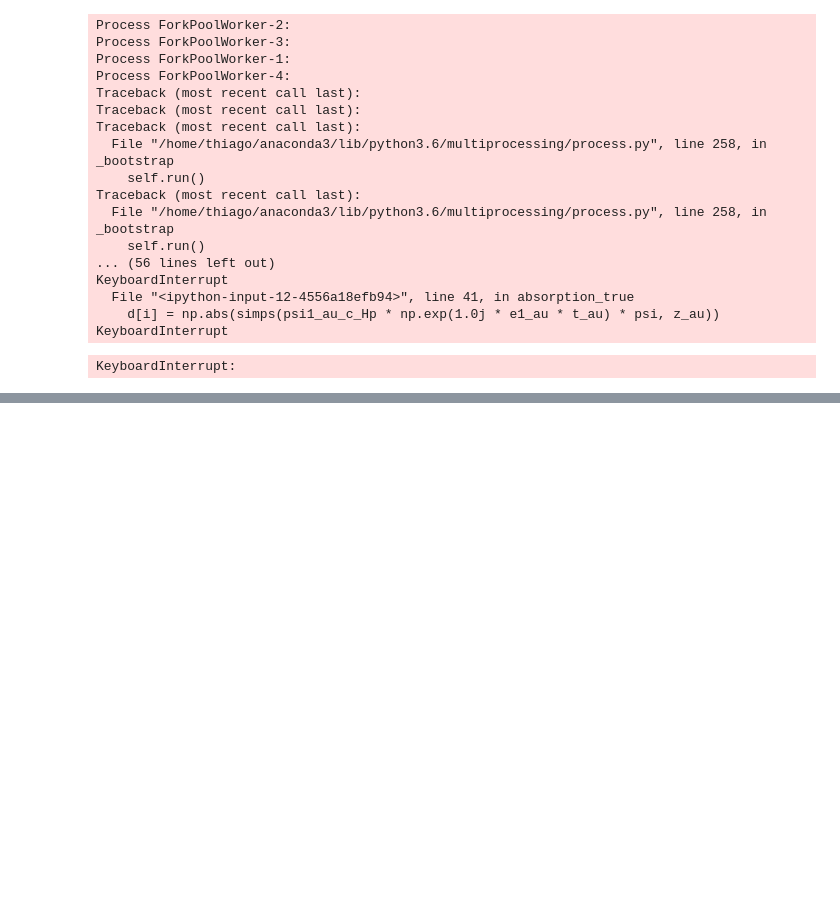
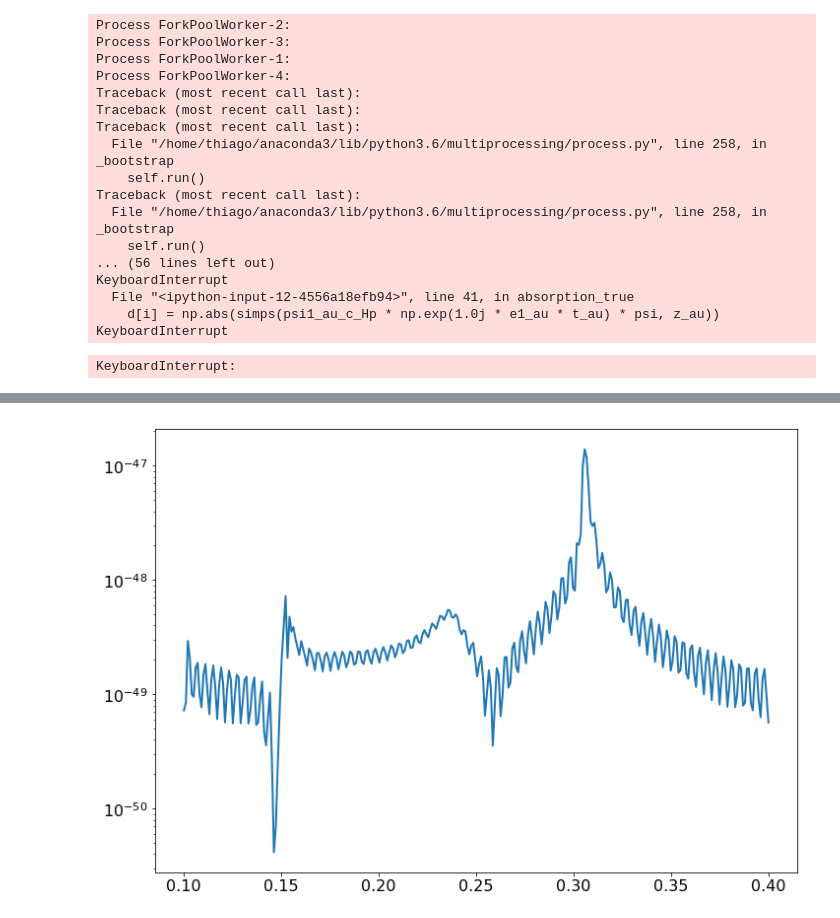
Before and after one commit to thiagolcmelo/msc, a Jupyter notebook: poco-quantico-com-barreiras.ipynb, the cells around one changed output, grey strips where cells are left out. Cells and saved outputs as stored; diff of their text form; code cells hidden in the pictures; blank space fills up the shorter version.

```diff
--- a/poco-quantico-com-barreiras.ipynb
+++ b/poco-quantico-com-barreiras.ipynb
@@ -744,0 +759,6 @@ KeyboardInterrupt:
+# %%
+loads1 = np.load("absorption_1000_2_2r_cos_01.npz")
+plt.semilogy(loads1['arr_0'], np.abs(loads1['arr_1']))
+plt.show()
+# %% [output]
+[figure, added]
```
Also changed, not shown: parts of 10 cells of this notebook, 12 other files.
